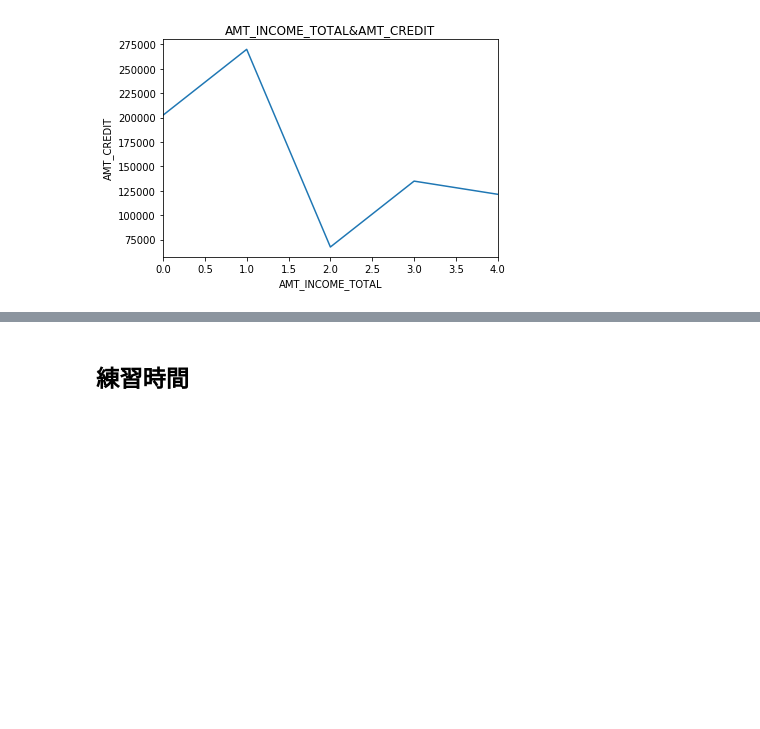
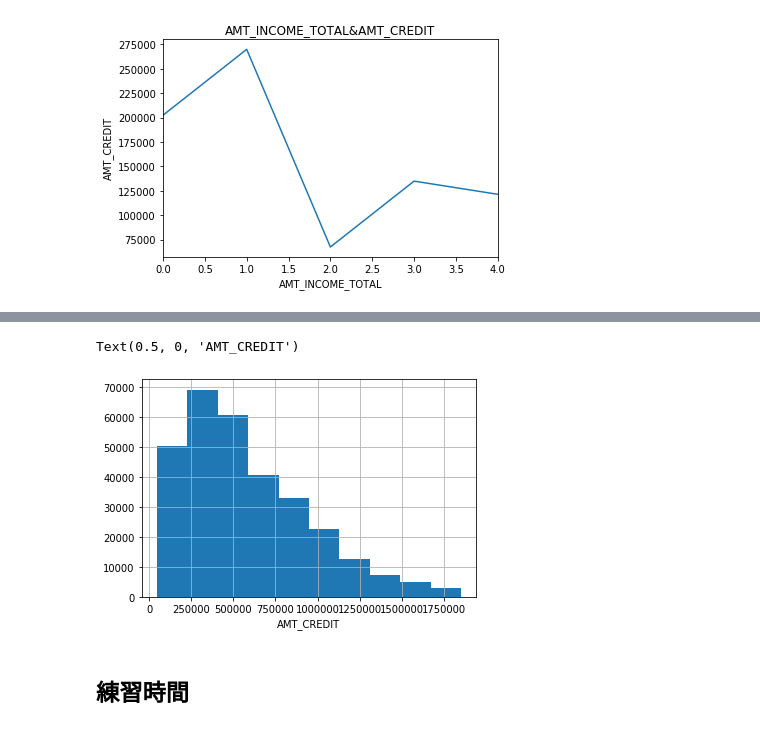
Before and after one commit to yingju0928/ML100Days, a Jupyter notebook: homework/Day_008_HW.ipynb, the cells around one changed output, grey strips where cells are left out. Cells and saved outputs as stored; diff of their text form; code cells hidden in the pictures; blank space fills up the shorter version.

```diff
--- a/homework/Day_008_HW.ipynb
+++ b/homework/Day_008_HW.ipynb
@@ -60,3 +92,9 @@ Text(0.5, 1.0, 'AMT_INCOME_TOTAL&AMT_CREDIT')
+# %%
+app_train.loc[app_train['AMT_CREDIT']<app_train['AMT_CREDIT'].quantile(0.99)]['AMT_CREDIT'].hist()
+plt.xlabel('AMT_CREDIT')
+# %% [output]
+Text(0.5, 0, 'AMT_CREDIT')
+[figure, added]
 # %% [markdown]
 ## 練習時間
 # %% [markdown]
```
Also changed, not shown: parts of 6 cells of this notebook.
